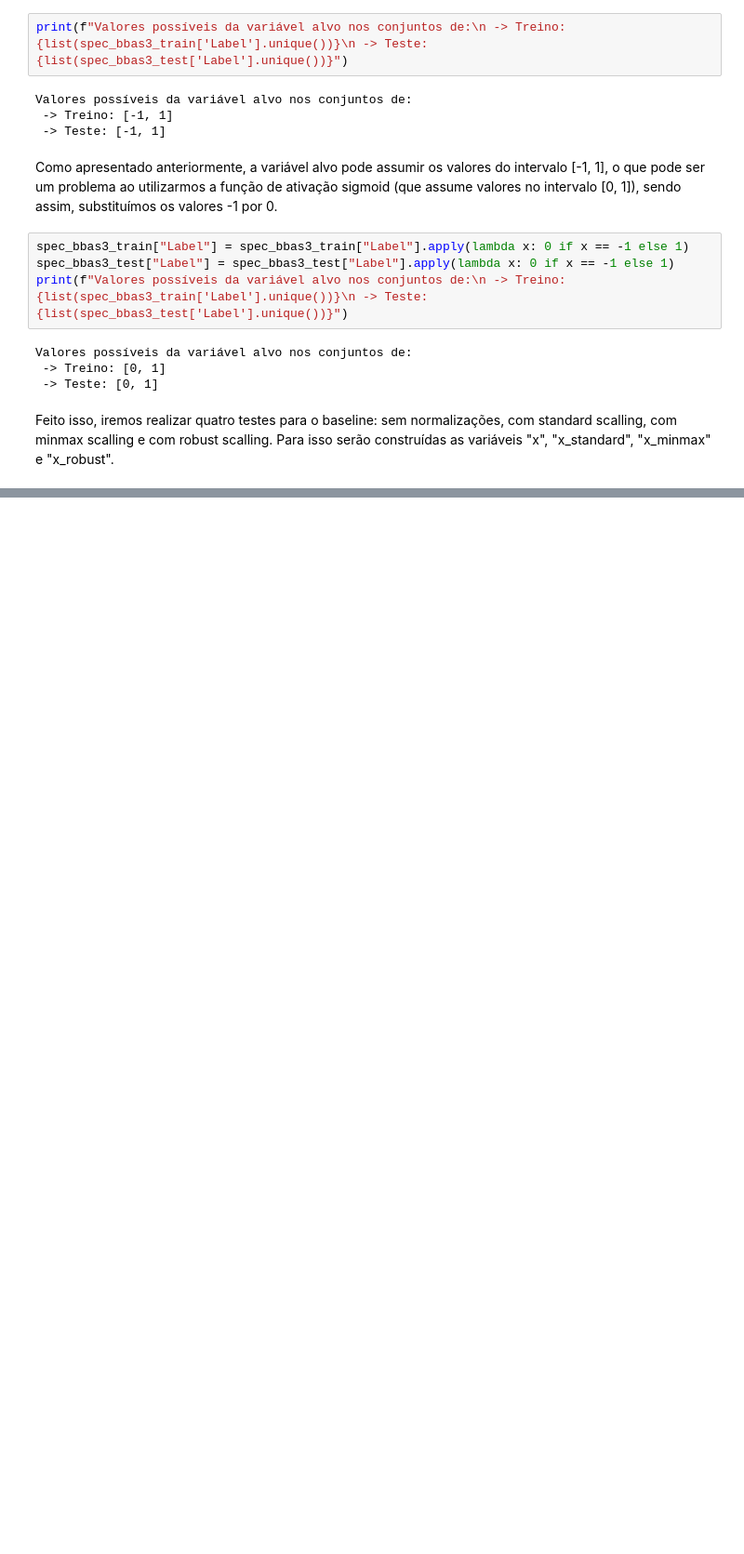
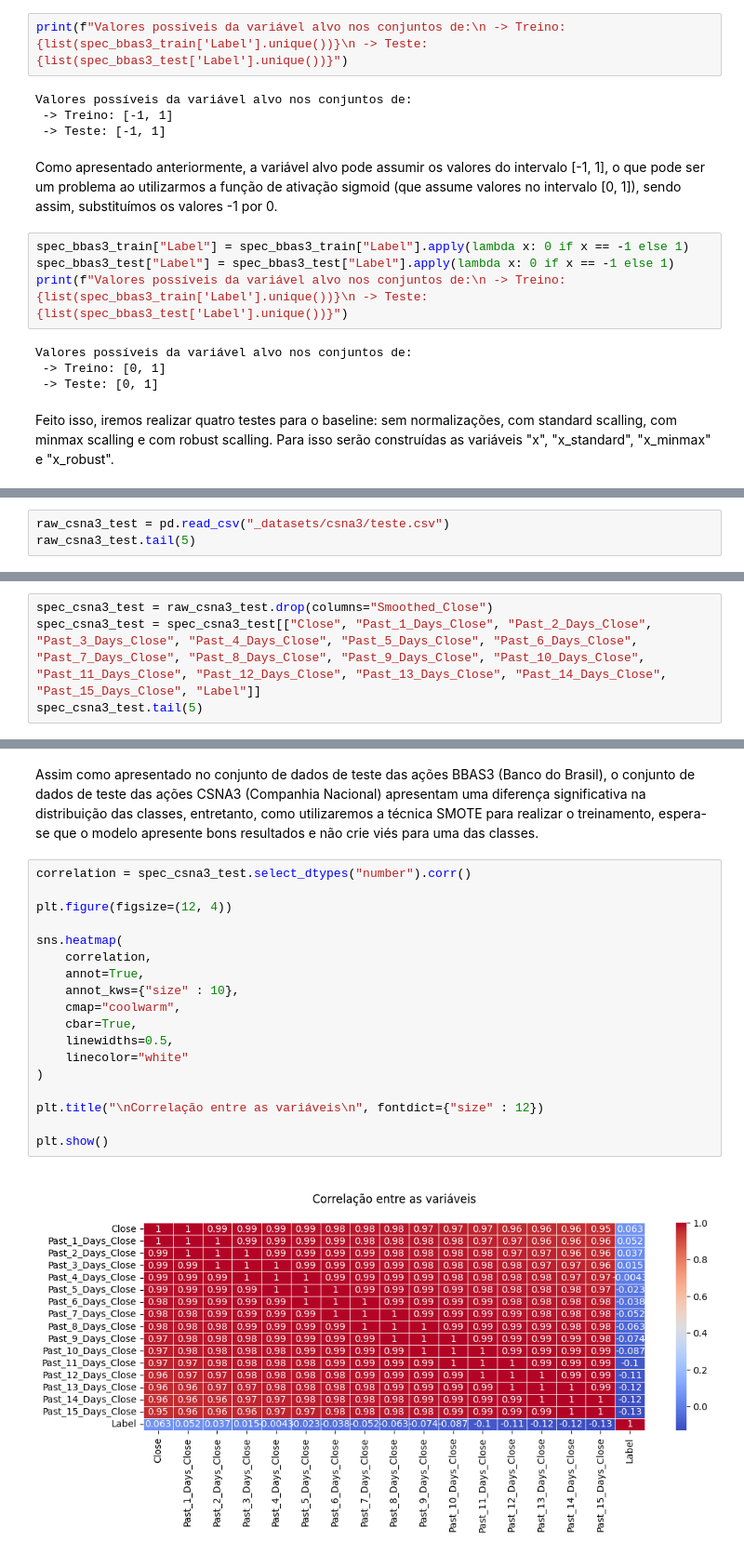
Before and after one commit to leonardosantosrocha/fiap-deep-learning, a Jupyter notebook: main.ipynb, the cells around one changed output, grey strips where cells are left out. Shown at 93% size. Saved outputs shown, nothing was run; the diff lists cells and outputs as text; blank space fills up the shorter version.

```diff
--- a/main.ipynb
+++ b/main.ipynb
@@ -384,0 +480,3 @@ Como hipótese inicial, entendemos que a baixa precisão para venda de ações f
+# %%
+raw_csna3_test = pd.read_csv("_datasets/csna3/teste.csv")
+raw_csna3_test.tail(5)
@@ -384,0 +492,4 @@ Como hipótese inicial, entendemos que a baixa precisão para venda de ações f
+# %%
+spec_csna3_test = raw_csna3_test.drop(columns="Smoothed_Close")
+spec_csna3_test = spec_csna3_test[["Close", "Past_1_Days_Close", "Past_2_Days_Close", "Past_3_Days_Close", "Past_4_Days_Close", "Past_5_Days_Close", "Past_6_Days_Close", "Past_7_Days_Close", "Past_8_Days_Close", "Past_9_Days_Close", "Past_10_Days_Close", "Past_11_Days_Close", "Past_12_Days_Close", "Past_13_Days_Close", "Past_14_Days_Close", "Past_15_Days_Close", "Label"]]
+spec_csna3_test.tail(5)
@@ -384,0 +544,22 @@ Como hipótese inicial, entendemos que a baixa precisão para venda de ações f
+# %% [markdown]
+Assim como apresentado no conjunto de dados de teste das ações BBAS3 (Banco do Brasil), o conjunto de dados de teste das ações CSNA3 (Companhia Nacional) apresentam uma diferença significativa na distribuição das classes, entretanto, como utilizaremos a técnica SMOTE para realizar o treinamento, espera-se que o modelo apresente bons resultados e não crie viés para uma das classes.
+# %%
+correlation = spec_csna3_test.select_dtypes("number").corr()
+
+plt.figure(figsize=(12, 4))
+
+sns.heatmap(
+    correlation,
+    annot=True,
+    annot_kws={"size" : 10},
+    cmap="coolwarm",
+    cbar=True,
+    linewidths=0.5,
+    linecolor="white"
+)
+
+plt.title("\nCorrelação entre as variáveis\n", fontdict={"size" : 12})
+
+plt.show()
+# %% [output]
+[figure, added]
```
Also changed, not shown: parts of 57 cells of this notebook.
